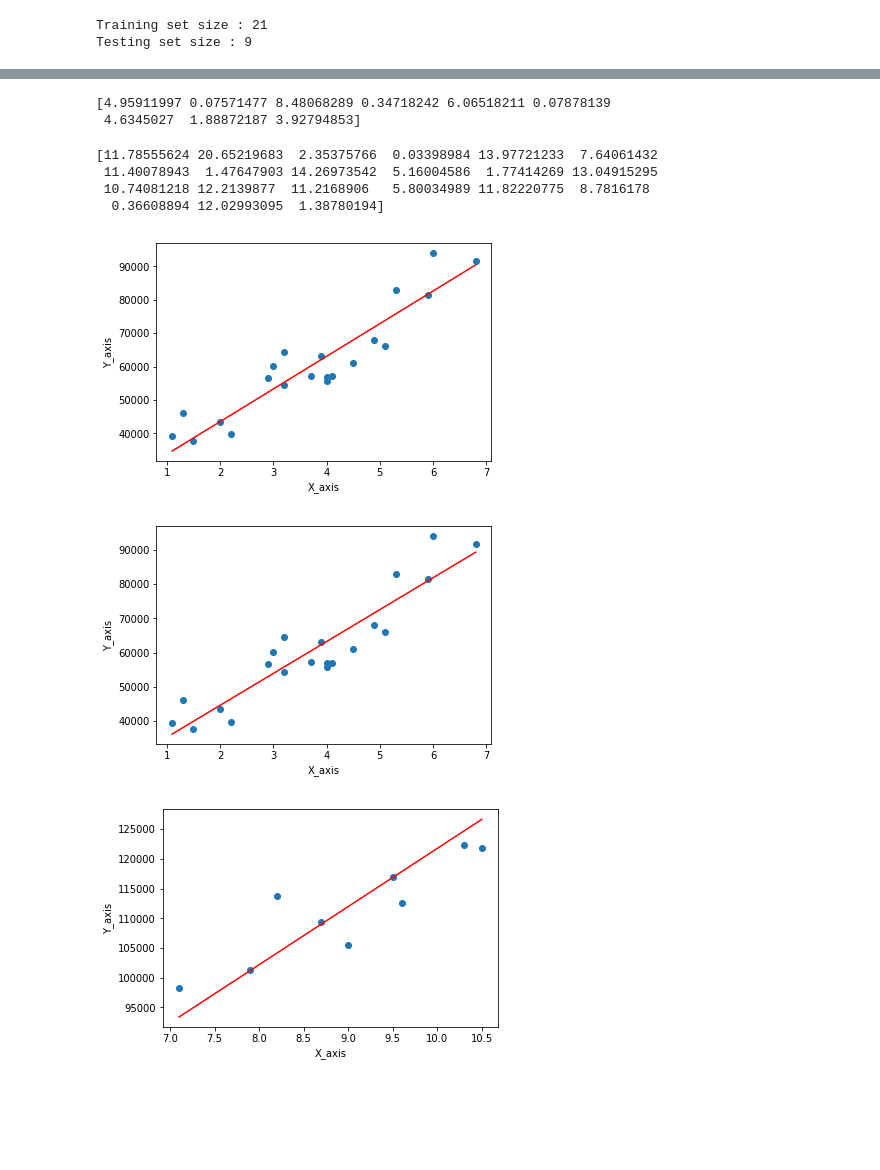
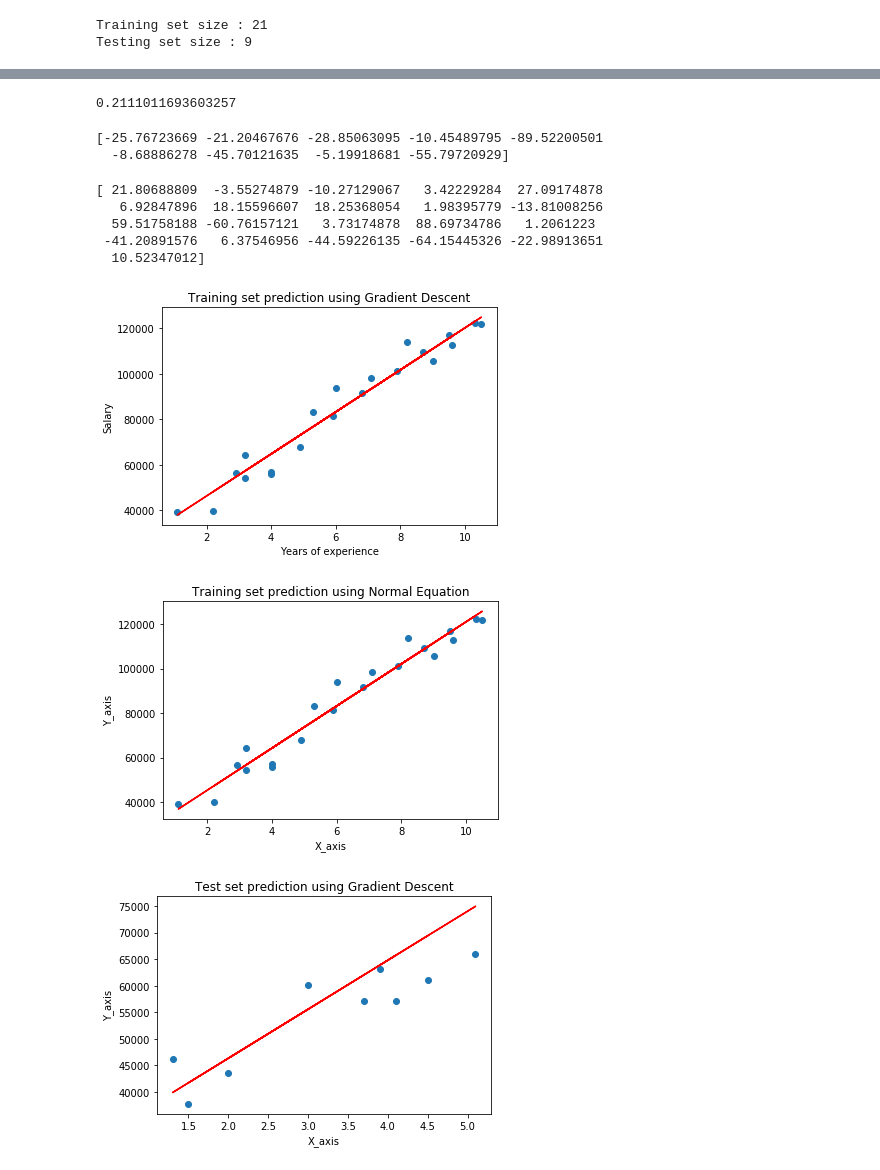
Before and after one commit to pavankalyan1997/Machine-learning-without-any-libraries, a Jupyter notebook: 1.Simple Linear Regression/LinearRegression.ipynb, the cells around one changed output, grey strips where cells are left out. Saved outputs shown, nothing was run; the diff lists cells and outputs as text; code cells hidden in the pictures; blank space fills up the shorter version.

Commit message:
Feature scaling is added to simple linear regression

```diff
--- a/1.Simple Linear Regression/LinearRegression.ipynb
+++ b/1.Simple Linear Regression/LinearRegression.ipynb
@@ -125,0 +232,4 @@ print(Y_train.shape)
+# %%
+#testing set split
+X_test=X[train_size:,:]
+Y_test=y[train_size:]
@@ -135,6 +250,0 @@ plt.show()
-# %%
-#testing set split
-X_test=Data.iloc[train_size:,0:1].values
-Y_test=Data.iloc[train_size:,1].values
-print(X_test.shape)
-print(Y_test.shape)
@@ -170,3 +275,10 @@ print(lr.computeCostFunction())
+# %%
+#training set prediction
+y_pred_train_normal,error_percentage_train_normal=lr.predictUsingNormalEquation(X_train,Y_train)
+y_pred_train_normal=fs.inverse_transform_Y(y_pred_train_normal)
+print(lr.computeCostFunction())
+# %% [output]
+0.2111011693603257
 # %%
 #learning parameters
 n_iter=1000
@@ -176,47 +288,57 @@ theta,J_Array,theta_array=lr.performGradientDescent(n_iter,alpha)
 # %%
 y_pred_grad,ErrorPercentage=lr.predict(X_test,Y_test)
 print(ErrorPercentage)
+y_pred_grad=fs.inverse_transform_Y(y_pred_grad)
 # %% [output]
-[4.95911997 0.07571477 8.48068289 0.34718242 6.06518211 0.07878139
- 4.6345027  1.88872187 3.92794853]
+[-25.76723669 -21.20467676 -28.85063095 -10.45489795 -89.52200501
+  -8.68886278 -45.70121635  -5.19918681 -55.79720929]
 # %%
 #let's see how train set is predicted
 y_pred_train,error_for_train=lr.predict(X_train,Y_train)
+y_pred_train=fs.inverse_transform_Y(y_pred_train)
 print(error_for_train)
 # %% [output]
-[11.78555624 20.65219683  2.35375766  0.03398984 13.97721233  7.64061432
- 11.40078943  1.47647903 14.26973542  5.16004586  1.77414269 13.04915295
- 10.74081218 12.2139877  11.2168906   5.80034989 11.82220775  8.7816178
-  0.36608894 12.02993095  1.38780194]
+[ 21.80688809  -3.55274879 -10.27129067   3.42229284  27.09174878
+   6.92847896  18.15596607  18.25368054   1.98395779 -13.81008256
+  59.51758188 -60.76157121   3.73174878  88.69734786   1.2061223
+ -41.20891576   6.37546956 -44.59226135 -64.15445326 -22.98913651
+  10.52347012]
+# %%
+#inverse scaling the features
+X_train=fs.inverse_transform_X(X_train)
+Y_train=fs.inverse_transform_Y(Y_train)
+X_test=fs.inverse_transform_X(X_test)
+Y_test=fs.inverse_transform_Y(Y_test)
 # %%
 #let's see how train set is predicted using gradient descent
 plt.scatter(X_train,Y_train)
 plt.plot(X_train,y_pred_train,'r')
 plt.xlabel('Years of experience')
 plt.ylabel('Salary')
-plt.title('Training set prediction using')
+plt.title('Training set prediction using Gradient Descent')
 plt.show()
 # %% [output]
-[figure, old version]
+[figure, new version]
 # %%
 #let's see how train set is predicted using normal equation
-y_pred_train_normal,error_percentage_train_normal=lr.predictUsingNormalEquation(X_train,Y_train)
 plt.scatter(X_train,Y_train)
 plt.plot(X_train,y_pred_train_normal,'r')
 plt.xlabel('X_axis')
 plt.ylabel('Y_axis')
+plt.title('Training set prediction using Normal Equation')
 plt.show()
 # %% [output]
-[figure, old version]
+[figure, new version]
 # %%
 #let's see how test set is predicted using gradient descent
 plt.scatter(X_test,Y_test)
 plt.plot(X_test,y_pred_grad,'r')
 plt.xlabel('X_axis')
 plt.ylabel('Y_axis')
+plt.title('Test set prediction using Gradient Descent')
 plt.show()
 # %% [output]
-[figure, old version]
+[figure, new version]
 # %%
 #let's see how test set is predicted using normal equation method
 plt.scatter(X_test,Y_test)
```
Also changed, not shown: parts of 20 cells of this notebook, 6 other files.
